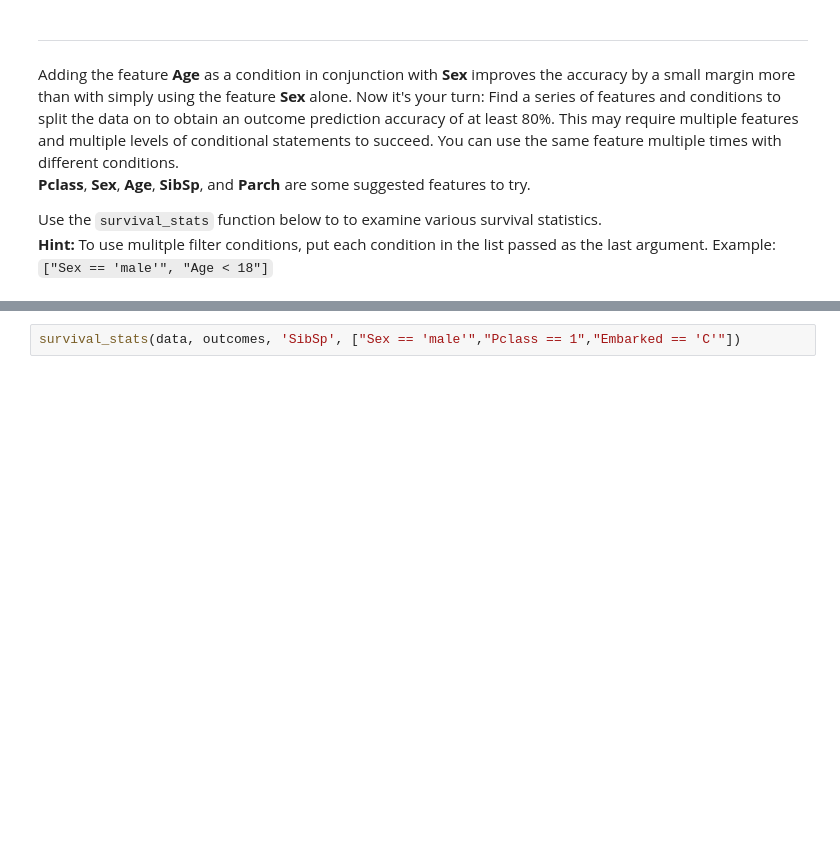
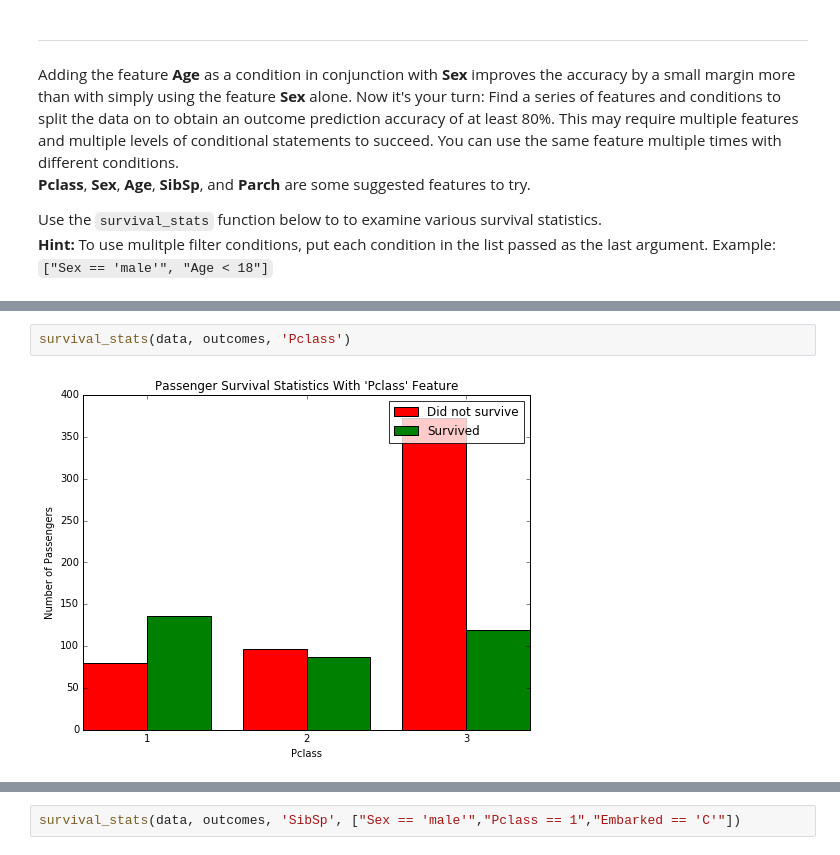
Before and after one commit to WhaleChen/machine-learning, a Jupyter notebook: projects/titanic_survival_exploration/Titanic_Survival_Exploration.ipynb, the cells around one changed output, grey strips where cells are left out. Cells and saved outputs as stored; diff of their text form; blank space fills up the shorter version.

```diff
--- a/projects/titanic_survival_exploration/Titanic_Survival_Exploration.ipynb
+++ b/projects/titanic_survival_exploration/Titanic_Survival_Exploration.ipynb
@@ -218,0 +221,4 @@ Use the `survival_stats` function below to to examine various survival statistic
+# %%
+survival_stats(data, outcomes, 'Pclass')
+# %% [output]
+[figure, added]
```
Also changed, not shown: parts of 18 cells of this notebook.
